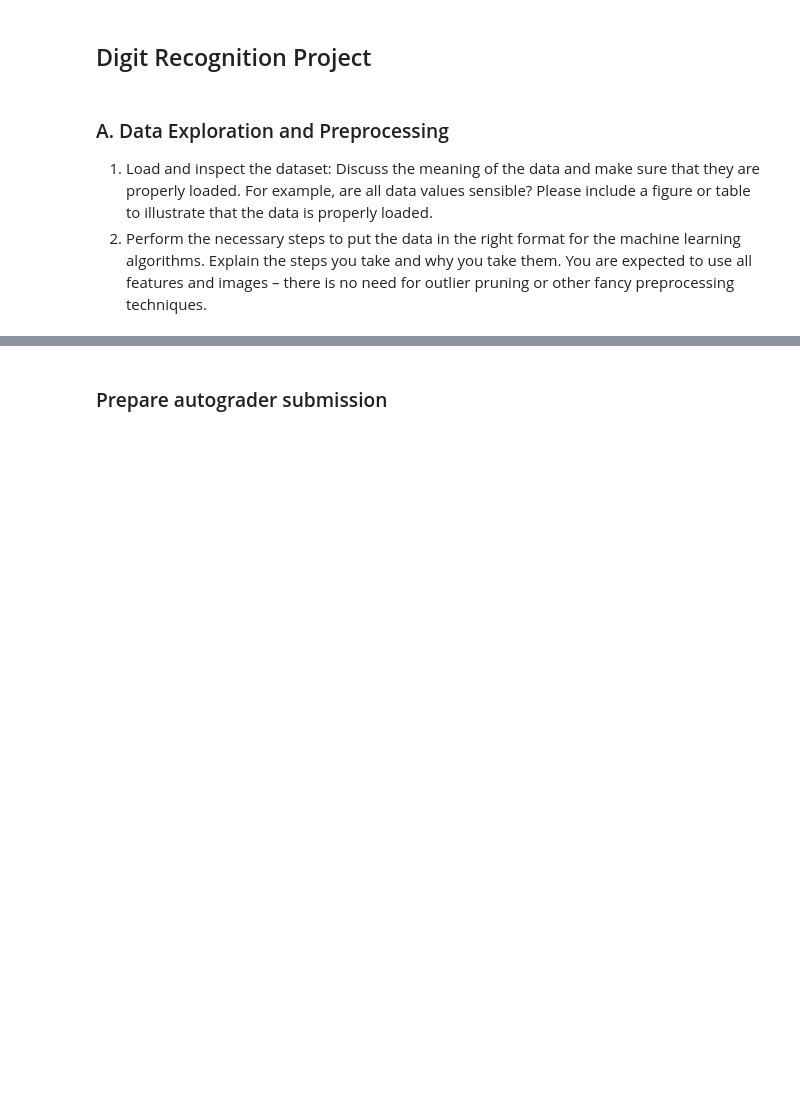
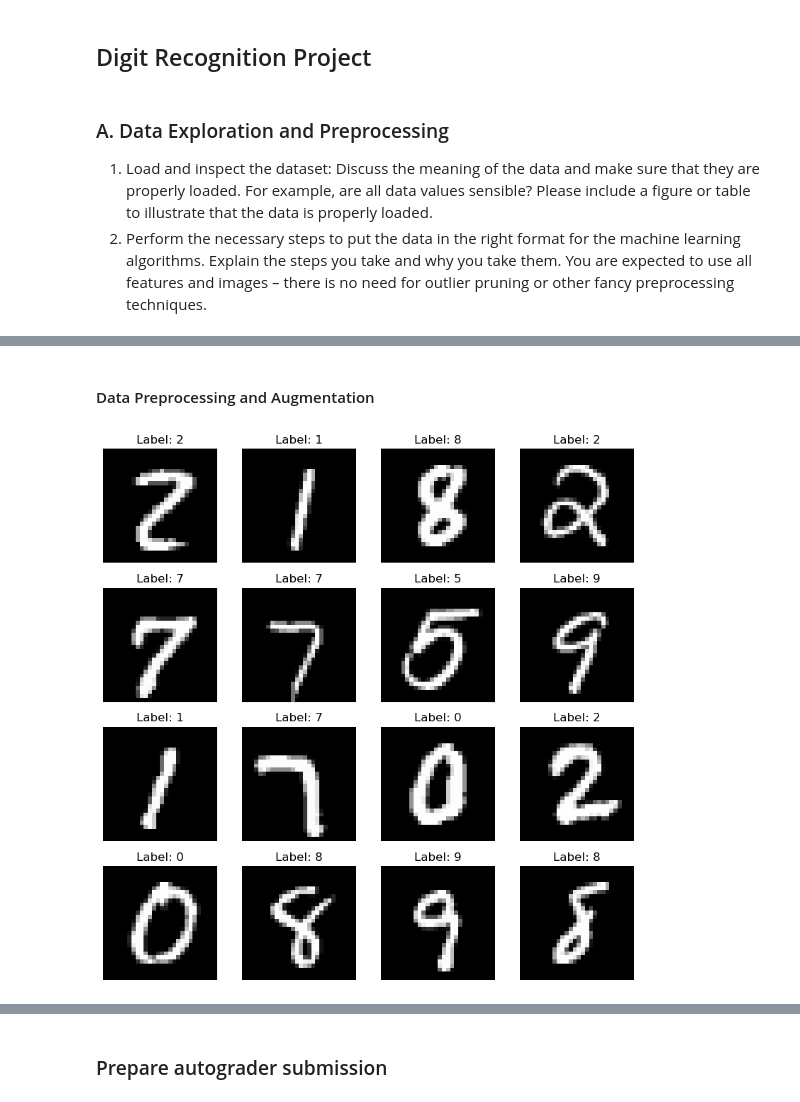
Before and after one commit to Person-Maink/ESL6, a Jupyter notebook: template.ipynb, the cells around one changed output, grey strips where cells are left out. Cells and saved outputs as stored; diff of their text form; code cells hidden in the pictures; blank space fills up the shorter version.

```diff
--- a/template.ipynb
+++ b/template.ipynb
@@ -33,0 +118,8 @@ array([1, 7, 0, 5, 2, 8, 4, 0, 4, 2])
+# %% [markdown]
+#### Data Preprocessing and Augmentation
+# %%
+# Augment the data and plot some samples
+augmented_dataset = get_augmented_data(dataset)
+plot_images_with_labels(dataset, num_images=16)
+# %% [output]
+[figure, added]
```
Also changed, not shown: parts of 17 cells of this notebook, 7 other files.
